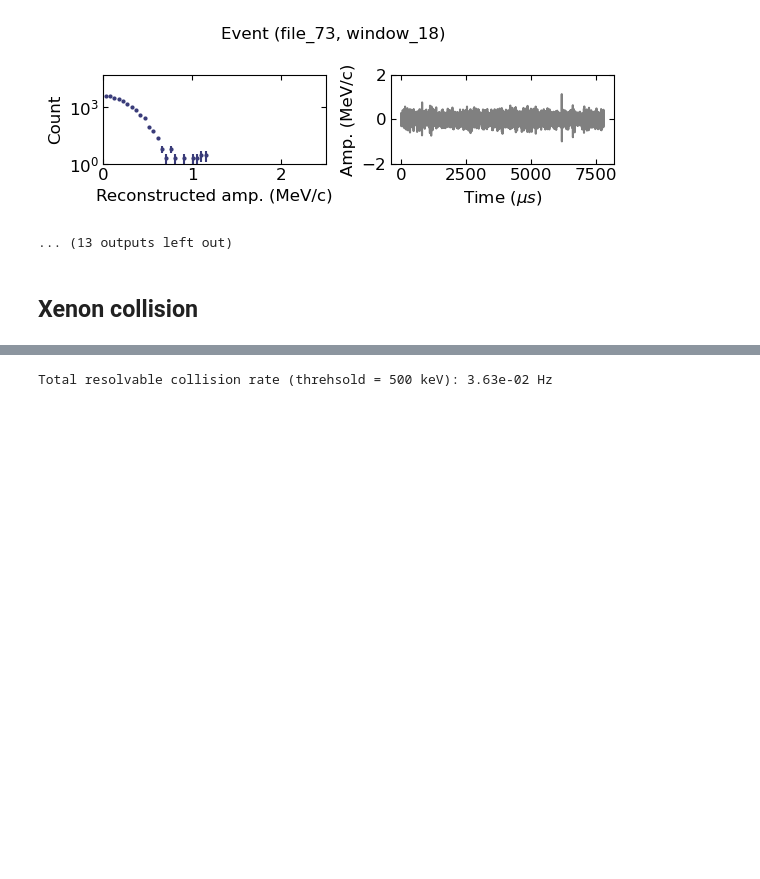
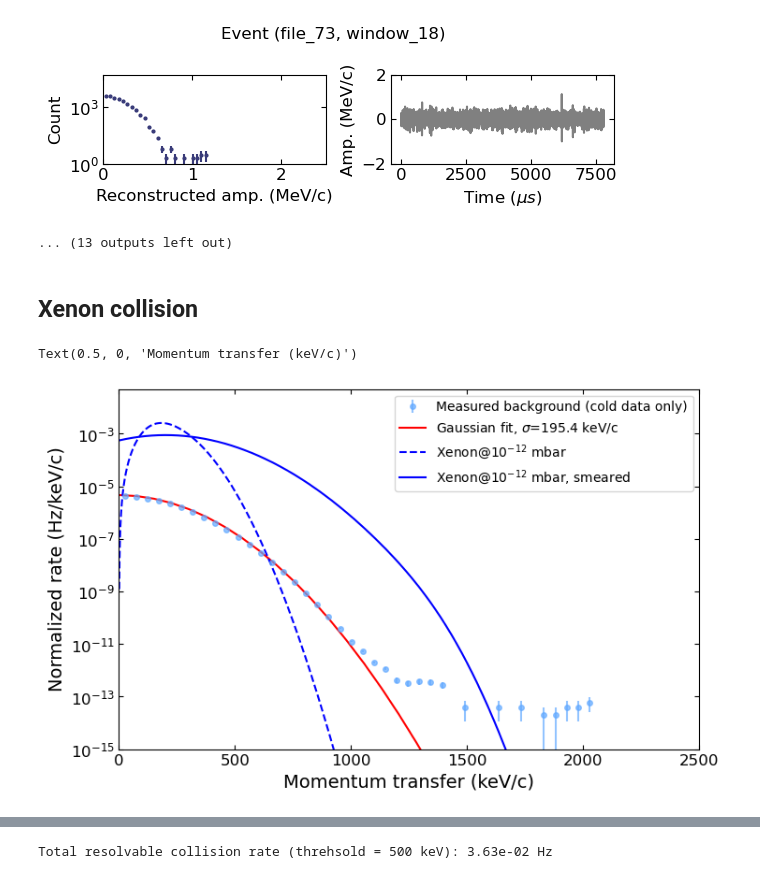
Before and after one commit to yuhants/dm_nanospheres, a Jupyter notebook: analysis_notebooks/20241014_short_dm_data.ipynb, the cells around one changed output, grey strips where cells are left out. Cells and saved outputs as stored; diff of their text form; code cells hidden in the pictures; blank space fills up the shorter version.

Commit message:
update long neutral data analysis

```diff
--- a/analysis_notebooks/20241014_short_dm_data.ipynb
+++ b/analysis_notebooks/20241014_short_dm_data.ipynb
@@ -257,6 +274,40 @@ dg_dp_xe_smeared = np.convolve(dg_dp_xe, gauss_smearing, 'same') / np.sum(gauss_
 # %%
 bin_kev = (bc[1] - bc[0]) * amp2kev
 norm_factor = (hh_cold.shape[0] * 5 * (40000-1200)/40000 * 4e6) * bin_kev
+# %%
+fig, ax = plt.subplots(figsize=(8, 5))
+
+xx = np.linspace(0, 15, 200)
+
+ax.errorbar(bc*amp2kev, hh_cold_sum/norm_factor, np.sqrt(hh_cold_sum)/norm_factor, fmt='o', markersize=4, color=yale_colors[2], label='Measured background (cold data only)', alpha=0.7)
+ax.plot(xx*1000, utils.gauss(xx, *gp)/norm_factor, 'r-', label=f'Gaussian fit, $\sigma$={gp[2]*1000:.1f} keV/c')
+
+ax.plot(pp_kev, dg_dp_xe, 'b--', label='Xenon@10$^{-12}$ mbar')
+# ax.plot(pp_kev, dg_dp_kr, label='Krypton@10$^{-12}$ mbar')
+# ax.plot(pp_kev, dg_dp_ar, label='Argon@10$^{-12}$ mbar')
+# ax.plot(pp_kev, dg_dp_ra, label='Radon@10$^{-12}$ mbar')
+
+# ax.plot(pp_kev, dg_dp_ar_smeared, '-', label='Argon@10$^{-12}$ mbar, smeared')
+# ax.plot(pp_kev, dg_dp_kr_smeared, '-', label='Krypton@10$^{-12}$ mbar, smeared')
+ax.plot(pp_kev, dg_dp_xe_smeared, 'b-', label='Xenon@10$^{-12}$ mbar, smeared')
+# ax.plot(pp_kev, dg_dp_ra_smeared, '-', label='Radon@10$^{-12}$ mbar, smeared')
+
+
+ax.legend(frameon=False)
+handles, labels = ax.get_legend_handles_labels()
+handles_ordered = [handles[i] for i in [3, 0, 1, 2]]
+labels_ordered = [labels[i] for i in [3, 0, 1, 2]]
+ax.legend(loc='upper right', handles=handles_ordered, labels=labels_ordered, frameon=True, fontsize=10)
+
+ax.set_yscale('log')
+ax.set_ylim(1e-15, 5e-2)
+ax.set_xlim(0, 2500)
+
+ax.set_ylabel('Normalized rate (Hz/keV/c)')
+ax.set_xlabel('Momentum transfer (keV/c)')
+# %% [output]
+Text(0.5, 0, 'Momentum transfer (keV/c)')
+[figure, added]
 # %%
 fig, ax = plt.subplots(figsize=(8, 5))
 
```
Also changed, not shown: parts of 4 cells of this notebook, 11 other files.
